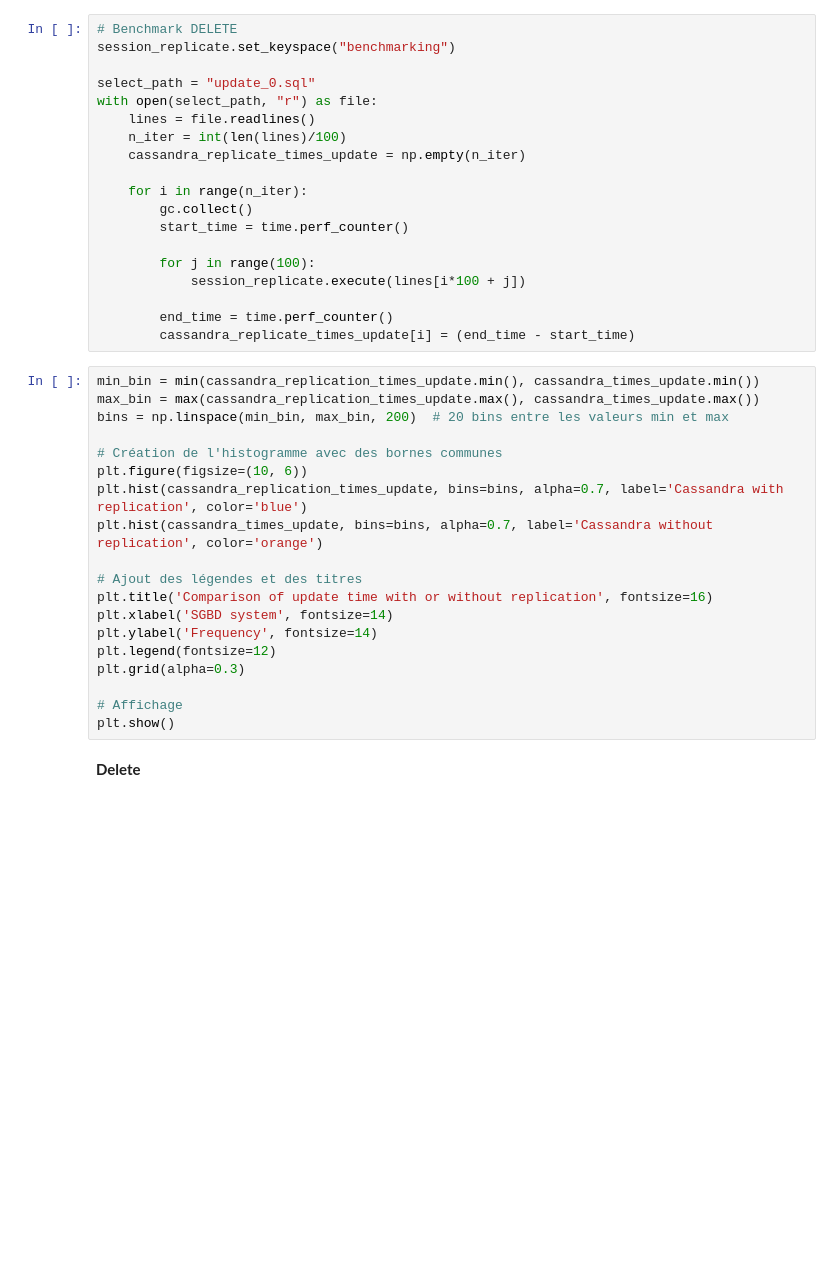
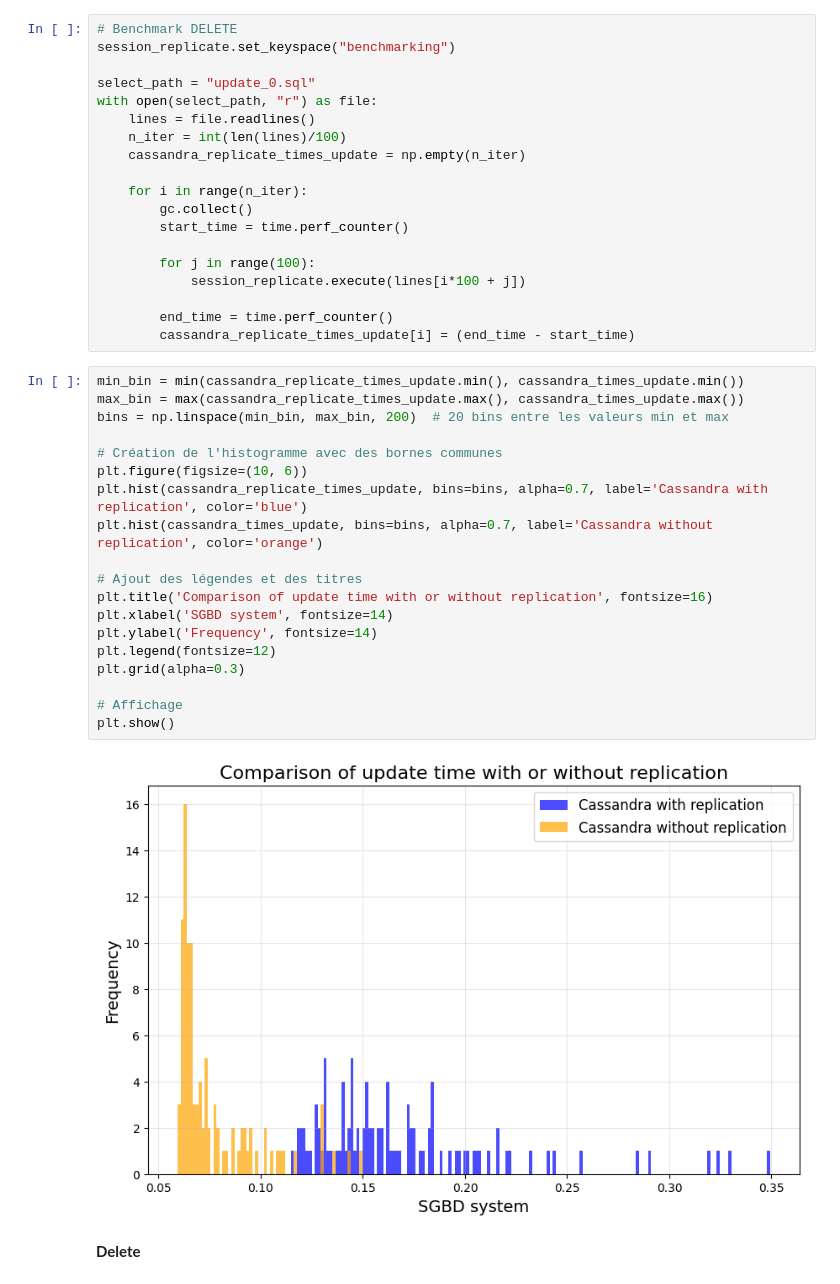
Before and after one commit to NicolasGresset/sgbd_benchmarking, a Jupyter notebook: notebooks/Benchmarking.ipynb, the cells around one changed output. Drawn from its saved outputs; the diff is of its cells as text; blank space fills up the shorter version.

```diff
--- a/notebooks/Benchmarking.ipynb
+++ b/notebooks/Benchmarking.ipynb
@@ -809,24 +816,26 @@ with open(select_path, "r") as file:
         end_time = time.perf_counter()
         cassandra_replicate_times_update[i] = (end_time - start_time)
 # %%
-min_bin = min(cassandra_replication_times_update.min(), cassandra_times_update.min())
-max_bin = max(cassandra_replication_times_update.max(), cassandra_times_update.max())
+min_bin = min(cassandra_replicate_times_update.min(), cassandra_times_update.min())
+max_bin = max(cassandra_replicate_times_update.max(), cassandra_times_update.max())
 bins = np.linspace(min_bin, max_bin, 200)  # 20 bins entre les valeurs min et max
 
 # Création de l'histogramme avec des bornes communes
 plt.figure(figsize=(10, 6))
-plt.hist(cassandra_replication_times_update, bins=bins, alpha=0.7, label='Cassandra with replication', color='blue')
+plt.hist(cassandra_replicate_times_update, bins=bins, alpha=0.7, label='Cassandra with replication', color='blue')
 plt.hist(cassandra_times_update, bins=bins, alpha=0.7, label='Cassandra without replication', color='orange')
 
 # Ajout des légendes et des titres
 plt.title('Comparison of update time with or without replication', fontsize=16)
 plt.xlabel('SGBD system', fontsize=14)
 plt.ylabel('Frequency', fontsize=14)
 plt.legend(fontsize=12)
 plt.grid(alpha=0.3)
 
 # Affichage
 plt.show()
+# %% [output]
+[figure, added]
 # %% [markdown]
 **Delete**
 # %%
```
Also changed, not shown: parts of 22 cells of this notebook.
